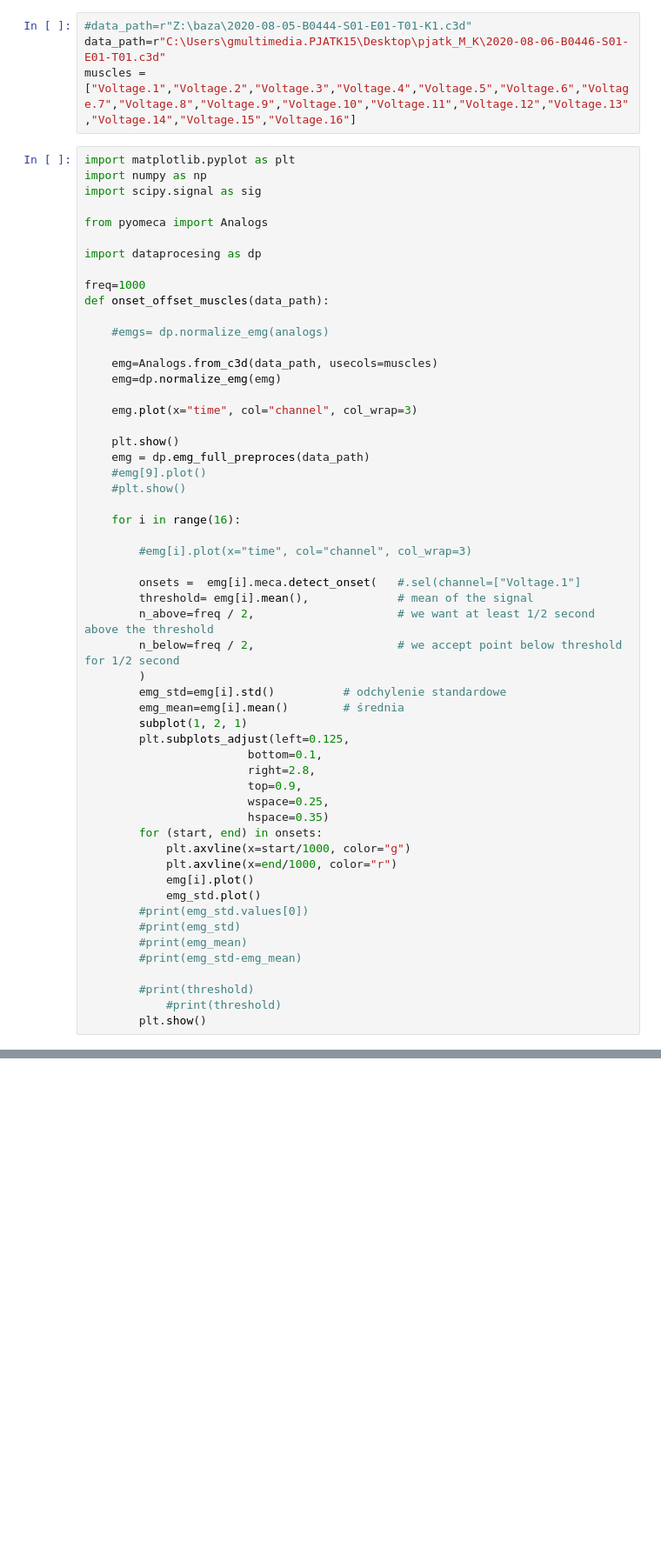
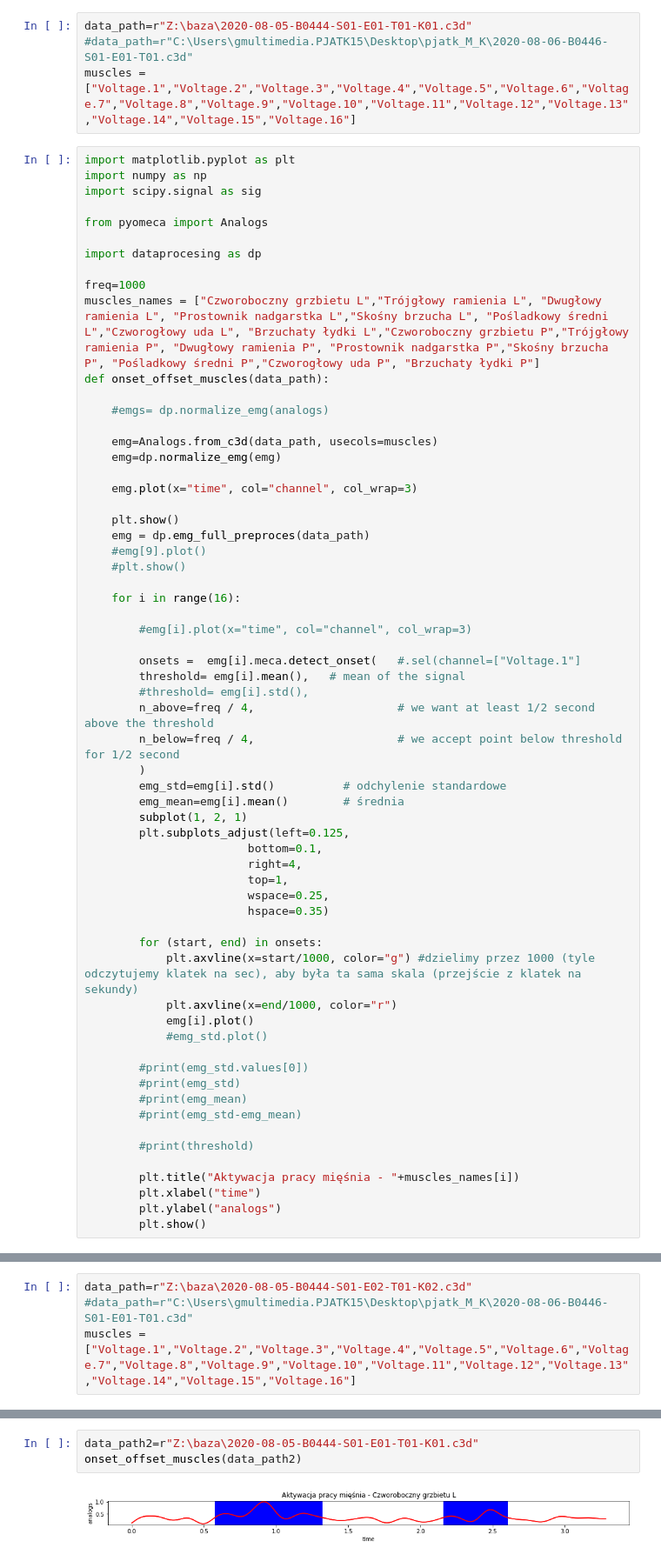
Before and after one commit to kkluwak/PJATK2020, a Jupyter notebook: RDCLabs/Praca_miesni.ipynb, the cells around one changed output, grey strips where cells are left out. Shown at 87% size. Drawn from its saved outputs; the diff is of its cells as text; blank space fills up the shorter version.

```diff
--- a/RDCLabs/Praca_miesni.ipynb
+++ b/RDCLabs/Praca_miesni.ipynb
@@ -21,6 +23,6 @@ def read_labels(data_path):
 # %%
-#data_path=r"Z:\baza\2020-08-05-B0444-S01-E01-T01-K1.c3d"
-data_path=r"C:\Users\gmultimedia.PJATK15\Desktop\pjatk_M_K\2020-08-06-B0446-S01-E01-T01.c3d"
+data_path=r"Z:\baza\2020-08-05-B0444-S01-E01-T01-K01.c3d"
+#data_path=r"C:\Users\gmultimedia.PJATK15\Desktop\pjatk_M_K\2020-08-06-B0446-S01-E01-T01.c3d"
 muscles = ["Voltage.1","Voltage.2","Voltage.3","Voltage.4","Voltage.5","Voltage.6","Voltage.7","Voltage.8","Voltage.9","Voltage.10","Voltage.11","Voltage.12","Voltage.13","Voltage.14","Voltage.15","Voltage.16"]
 # %%
 import matplotlib.pyplot as plt
@@ -32,6 +34,7 @@ from pyomeca import Analogs
 import dataprocesing as dp
 
 freq=1000
+muscles_names = ["Czworoboczny grzbietu L","Trójgłowy ramienia L", "Dwugłowy ramienia L", "Prostownik nadgarstka L","Skośny brzucha L", "Pośladkowy średni L","Czworogłowy uda L", "Brzuchaty łydki L","Czworoboczny grzbietu P","Trójgłowy ramienia P", "Dwugłowy ramienia P", "Prostownik nadgarstka P","Skośny brzucha P", "Pośladkowy średni P","Czworogłowy uda P", "Brzuchaty łydki P"]
 def onset_offset_muscles(data_path):
 
     #emgs= dp.normalize_emg(analogs)
@@ -51,29 +54,35 @@ def onset_offset_muscles(data_path):
         #emg[i].plot(x="time", col="channel", col_wrap=3)
 
         onsets =  emg[i].meca.detect_onset(   #.sel(channel=["Voltage.1"]
-        threshold= emg[i].mean(),             # mean of the signal
-        n_above=freq / 2,                     # we want at least 1/2 second above the threshold
-        n_below=freq / 2,                     # we accept point below threshold for 1/2 second
+        threshold= emg[i].mean(),   # mean of the signal
+        #threshold= emg[i].std(),
+        n_above=freq / 4,                     # we want at least 1/2 second above the threshold
+        n_below=freq / 4,                     # we accept point below threshold for 1/2 second
         )
         emg_std=emg[i].std()          # odchylenie standardowe
         emg_mean=emg[i].mean()        # średnia
         subplot(1, 2, 1)
         plt.subplots_adjust(left=0.125,
                         bottom=0.1,
-                        right=2.8,
-                        top=0.9,
+                        right=4,
+                        top=1,
                         wspace=0.25,
                         hspace=0.35)
+
         for (start, end) in onsets:
-            plt.axvline(x=start/1000, color="g")
+            plt.axvline(x=start/1000, color="g") #dzielimy przez 1000 (tyle odczytujemy klatek na sec), aby była ta sama skala (przejście z klatek na sekundy)
             plt.axvline(x=end/1000, color="r")
             emg[i].plot()
-            emg_std.plot()
+            #emg_std.plot()
+
         #print(emg_std.values[0])
         #print(emg_std)
         #print(emg_mean)
         #print(emg_std-emg_mean)
 
         #print(threshold)
-            #print(threshold)
+
+        plt.title("Aktywacja pracy mięśnia - "+muscles_names[i])
+        plt.xlabel("time")
+        plt.ylabel("analogs")
         plt.show()
@@ -79,0 +93,4 @@ def onset_offset_muscles(data_path):
+# %%
+data_path=r"Z:\baza\2020-08-05-B0444-S01-E02-T01-K02.c3d"
+#data_path=r"C:\Users\gmultimedia.PJATK15\Desktop\pjatk_M_K\2020-08-06-B0446-S01-E01-T01.c3d"
+muscles = ["Voltage.1","Voltage.2","Voltage.3","Voltage.4","Voltage.5","Voltage.6","Voltage.7","Voltage.8","Voltage.9","Voltage.10","Voltage.11","Voltage.12","Voltage.13","Voltage.14","Voltage.15","Voltage.16"]
@@ -95,0 +184,5 @@ onset_offset_muscles(data_path)
+# %%
+data_path2=r"Z:\baza\2020-08-05-B0444-S01-E01-T01-K01.c3d"
+onset_offset_muscles(data_path2)
+# %% [output]
+[figure, added]
```
Also changed, not shown: parts of 14 cells of this notebook.
